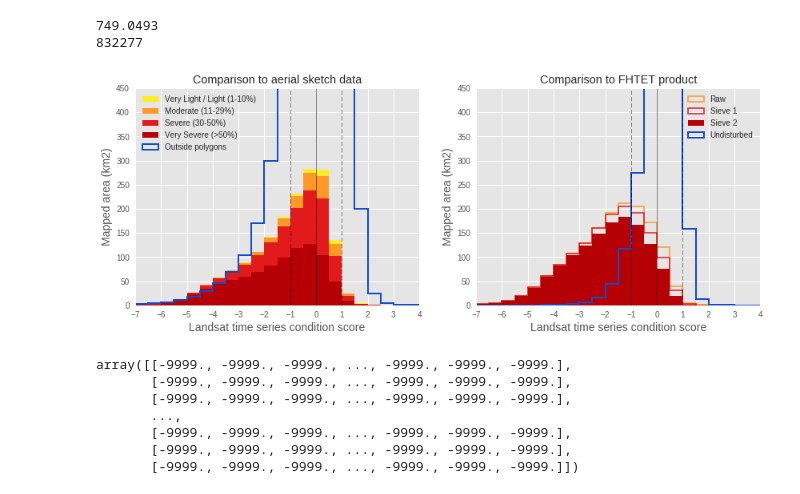
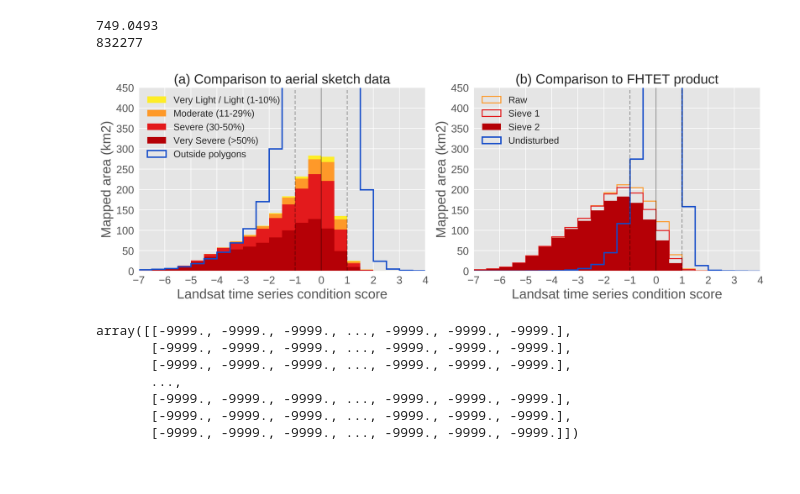
Before and after one commit to valpasq/defoliators, a Jupyter notebook: code/paper_figures-stats.ipynb, the cells around one changed output. Cells and saved outputs as stored; diff of their text form; code cells hidden in the pictures.

Commit message:
fixed resolution of Figure 5

```diff
--- a/code/paper_figures-stats.ipynb
+++ b/code/paper_figures-stats.ipynb
@@ -25,14 +25,14 @@ stable='0515'
 # %%
 # read in residuals
 # **uses masked version -- non-forest=-9999**
-residuals_fn = '../paper_data/final_products/{year}_{stable}_meanresiduals_forestmask.tif'.format(year=year, stable=stable)
+residuals_fn = '../2016_analysis/final_products/{year}_{stable}_meanresiduals_forestmask.tif'.format(year=year, stable=stable)
 with rasterio.open(residuals_fn) as image:
     residuals = image.read(1)
 print(residuals.shape)
 # %% [output]
 (9729, 12851)
 # %%
-NLCD_fn = '/projectnb/landsat/projects/Massachusetts/defoliators/paper_data/final_products/NLCD_forest_mask.tif'
+NLCD_fn = '/projectnb/landsat/projects/Massachusetts/defoliators/2016_analysis/final_products/NLCD_forest_mask.tif'
 with rasterio.open(NLCD_fn) as image:
     NLCD = image.read(1)
 print(NLCD.shape)
@@ -82,12 +82,15 @@ residuals_12 = residuals_12[residuals_12 != -9999]
 residuals_12 = residuals_12.reshape(residuals_12.size)
 
 residuals_3 = residuals[np.where(aerial >= 3)]
+residuals_3 = residuals_3[residuals_3 != -9999]
 residuals_3 = residuals_3.reshape(residuals_3.size)
 
 residuals_4 = residuals[np.where(aerial >= 4)]
+residuals_4 = residuals_4[residuals_4 != -9999]
 residuals_4 = residuals_4.reshape(residuals_4.size)
 
 residuals_5 = residuals[np.where(aerial == 5)]
+residuals_5 = residuals_5[residuals_5 != -9999]
 residuals_5 = residuals_5.reshape(residuals_5.size)
 
 residuals_na = residuals[(np.where(aerial == 0))]
@@ -136,7 +151,7 @@ res_FHTE_na = res_FHTE_na.reshape(res_FHTE_na.size)
 # %%
 bins = np.arange(-10, 10, 0.5)
 
-fig = plt.figure(1, figsize=(14,5))
+fig = plt.figure(1, figsize=(14,5), dpi=400)
 plt.style.use('ggplot')
 y_format = tkr.FuncFormatter(func)  # make formatter
 
@@ -165,51 +180,55 @@ seaborn.distplot(residuals_na, hist=True, bins=bins, kde=False, norm_hist=False,
 plt.axvline(0, lw=1, color='k', ls='-', alpha=0.5)
 plt.axvline(-1, lw=1, color='k', ls='--', alpha=0.5)
 plt.axvline(1, lw=1, color='k', ls='--', alpha=0.5)
-plt.ylabel('Mapped area (km2)', fontsize=14)
-plt.xlabel('Landsat time series condition score', fontsize=14)
+plt.ylabel('Mapped area (km2)', fontsize=20)
+plt.yticks(fontsize=16)
+plt.xlabel('Landsat time series condition score', fontsize=20)
 ax.yaxis.set_major_formatter(y_format) # set formatter to needed axis
 ax.yaxis.set_ticks(np.arange(1, 540000, 55556))
 #plt.ylim((0, 0.8))
 plt.ylim((0, 500000))
 plt.xlim((-7, 4))
+plt.xticks(fontsize=16)
 plt.locator_params(nbins=11)
-plt.title('Comparison to aerial sketch data')
-plt.legend()
+plt.title('(a) Comparison to aerial sketch data', fontsize=20)
+plt.legend(fontsize=14)
 
 ax = fig.add_subplot(122)
 seaborn.distplot(res_FHTE, hist=True, bins=bins, kde=False, norm_hist=False, \
                  label='Raw', \
                  hist_kws={"histtype": "step", "linewidth": 1.5, "alpha": 1, "color": "#fe9929"})
 
 seaborn.distplot(res_FHTE_s1, hist=True, bins=bins, kde=False, norm_hist=False, \
                  label='Sieve 1', \
                  hist_kws={"histtype": "step", "linewidth": 1.5, "alpha": 1, "color": "#e31a1c"})
 
 seaborn.distplot(res_FHTE_s2, hist=True, bins=bins, kde=False, norm_hist=False, \
                  label='Sieve 2', \
                  hist_kws={"histtype": "stepfilled", "linewidth": 1.5, "alpha": 1, "color": "#b50006"})
 
 seaborn.distplot(res_FHTE_na, hist=True, bins=bins, kde=False, norm_hist=False, \
                  label='Undisturbed', \
                  hist_kws={"histtype": "step", "linewidth": 2, "alpha": 1, "color": "#134bc9"})
 plt.axvline(0, lw=1, color='k', ls='-', alpha=0.5)
 plt.axvline(-1, lw=1, color='k', ls='--', alpha=0.5)
 plt.axvline(1, lw=1, color='k', ls='--', alpha=0.5)
-plt.ylabel('Mapped area (km2)', fontsize=14)
-plt.xlabel('Landsat time series condition score', fontsize=14)
+plt.ylabel('Mapped area (km2)', fontsize=20)
+plt.yticks(fontsize=16)
+plt.xlabel('Landsat time series condition score', fontsize=20)
 ax.yaxis.set_major_formatter(y_format) # set formatter to needed axis
 ax.yaxis.set_ticks(np.arange(1, 540000, 55556))
 #plt.ylim((0, 0.8))
 plt.ylim((0, 500000))
 plt.xlim((-7, 4))
-plt.xticks()
-plt.title('Comparison to FHTET product')
-plt.legend()
+plt.xticks(fontsize=16)
+plt.title('(b) Comparison to FHTET product', fontsize=20)
+plt.legend(fontsize=14)
 plt.locator_params(nbins=11)
-plt.savefig('../paper_data/figures/Figure_comparisonhist.png')
+plt.tight_layout()
+plt.savefig('../2016_analysis/figures/Figure5_comparisonhist.eps', dpi=400)
 plt.show()
 # %% [output]
-[figure, old version]
+[figure, new version]
 # %%
 residuals
 # %% [output]
```
Also changed, not shown: parts of 1 cell of this notebook.
